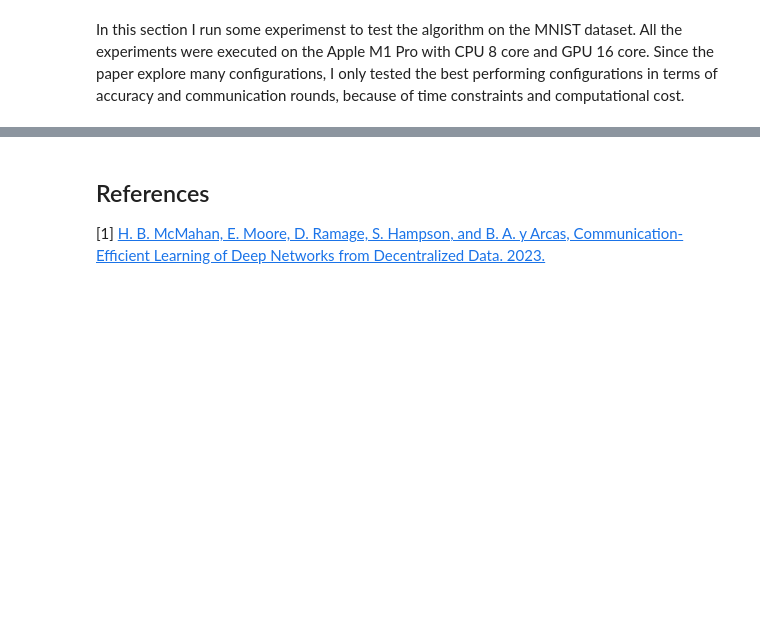
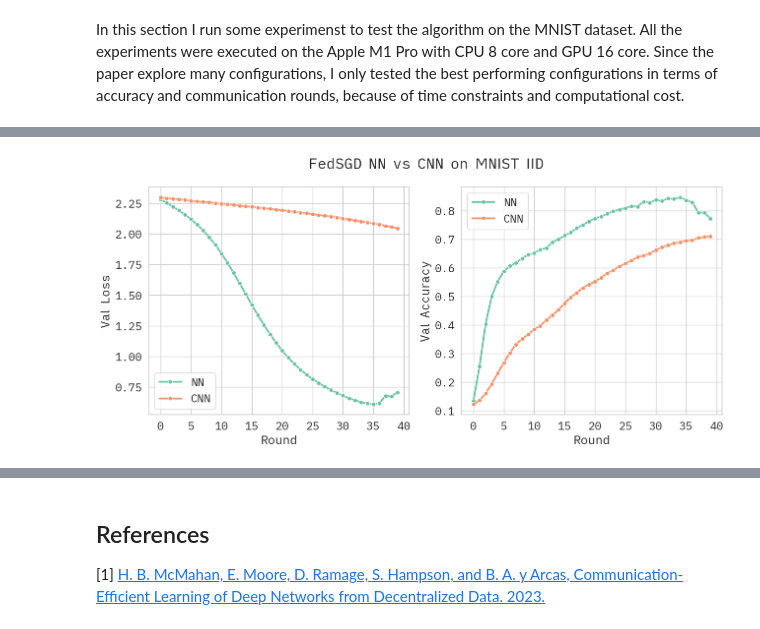
Before and after one commit to lilf4p/cl-project, a Jupyter notebook: fedSgd.ipynb, the cells around one changed output, grey strips where cells are left out. Drawn from its saved outputs; the diff is of its cells as text; code cells hidden in the pictures; blank space fills up the shorter version.

```diff
--- a/fedSgd.ipynb
+++ b/fedSgd.ipynb
@@ -325,0 +134,3 @@ I found this project really interesting, it gave me the opportunity to understan
+# %%
+result_net = fedSgdPar(model=Net(), T=40, K=100, C=0.2, E=1, B=480,
+                    num_samples=480, lr=0.1, patience=5, weight_decay=10e-6, noiid=False, verbose=False)
@@ -325,0 +139,3 @@ I found this project really interesting, it gave me the opportunity to understan
+# %%
+result_cnn = fedSgdPar(model=Cnn(), T=40, K=100, C=0.3, E=1, B=480,
+                    num_samples=480, lr=0.01, patience=5, weight_decay=10e-6, noiid=False, verbose=False)
@@ -325,0 +144,30 @@ I found this project really interesting, it gave me the opportunity to understan
+# %%
+fig, axs = plt.subplots(1, 2, figsize=(15, 6))
+sns.set_context("notebook", font_scale=1.5, rc={"lines.linewidth": 2.5, 'axes.labelsize': 18})
+sns.set_style("whitegrid")
+sns.set_palette("Set2")
+plt.rcParams['font.family'] = 'iA Writer Quattro V'
+i=0
+for result in [result_net, result_cnn]:
+    val_losses = result['val_losses']
+    val_accs = result['val_accs']
+
+    if i==0: sns.lineplot(x=range(len(val_losses)), y=val_losses, ax=axs[0], color=sns.color_palette()[i], marker='o', label='NN')
+    else: sns.lineplot(x=range(len(val_losses)), y=val_losses, ax=axs[0], color=sns.color_palette()[i], marker='o', label='CNN')
+    axs[0].set_xlabel('Round')
+    axs[0].set_ylabel('Val Loss')
+
+    if i==0: sns.lineplot(x=range(len(val_accs)), y=val_accs, ax=axs[1], color=sns.color_palette()[i], marker='o', label='NN')
+    else: sns.lineplot(x=range(len(val_accs)), y=val_accs, ax=axs[1], color=sns.color_palette()[i], marker='o', label='CNN')
+    axs[1].set_xlabel('Round')
+    axs[1].set_ylabel('Val Accuracy')
+
+    for ax in axs:
+        ax.xaxis.set_major_locator(plt.MaxNLocator(integer=True))
+
+    i+=1
+
+    # title
+    plt.suptitle('FedSGD NN vs CNN on MNIST IID')
+# %% [output]
+[figure, added]
```
Also changed, not shown: parts of 40 cells of this notebook, 6 other files.
